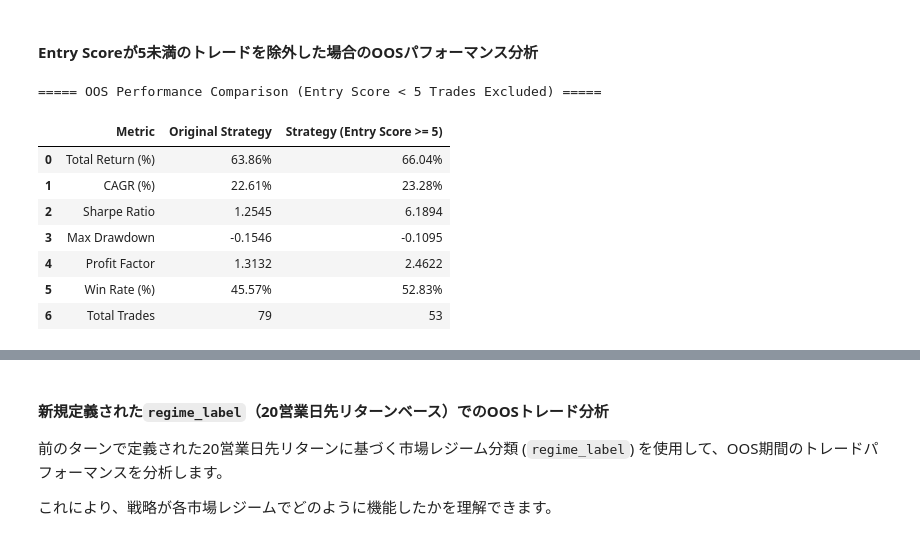
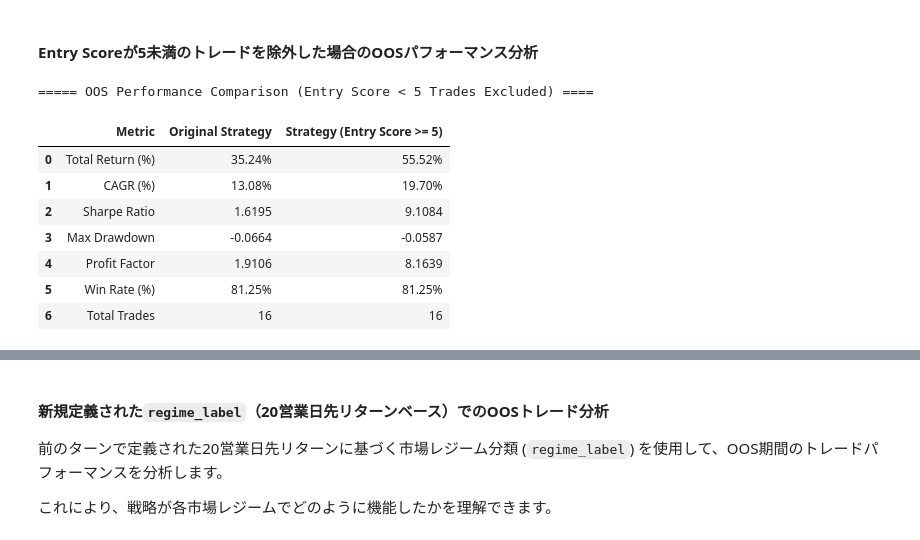
Before and after one commit to youma-code/qqq, a Jupyter notebook: 開発1.8.4.ipynb, the cells around one changed output, grey strips where cells are left out. Cells and saved outputs as stored; diff of their text form; code cells hidden in the pictures.

```diff
--- a/開発1.8.4.ipynb
+++ b/開発1.8.4.ipynb
@@ -200,16 +204,14 @@ print("完了:", df.shape)
 # ======================
 
 features = [
-    'SMA_5', 'SMA_25', 'SMA_DIFF', 'SMA_RATIO',
+    'SMA_5', 'SMA_25', 'SMA_diff_pct', 'SMA_50_200_pct', # Added: SMA_diff_abs to features
     'RSI', 'MACD', 'Signal_Line', 'MACD_Hist',
     'ATR',
     'Upper_BB', 'Lower_BB', 'BB_Width',
     'Volatility_Short',
     'Volatility_Expansion_Ratio', # Added feature
     'ADX',
-    'ADX_normalized',
-    'SMA_diff_abs', # 新しいMarket Regimeロジックで使用するため追加
-    'RET_5',
+    'MOMENTUM_pct', 'RETURN_1',
     'TREND_STRENGTH'
 ]
 # ラグ特徴量（セル1で作ったやつに対応）
@@ -2483,6 +2525,19 @@ def calculate_max_dd_from_equity_curve(equity_curve):
     dd = (equity_curve - peak) / (peak + 1e-9)
     return dd.min()
 
+
+# Ensure df_original_oos and other critical variables are defined
+# This is a common issue when cells are not run in sequence.
+# It's assumed that `dcb1a3b4` (main OOS backtesting) defines these.
+# If this cell is run out of sequence, these variables will be undefined.
+# Raising a NameError here to guide the user to execute cell dcb1a3b4 first.
+if 'df_original_oos' not in globals() or \
+   'X_oos' not in globals() or \
+   'signal_multipliers_oos' not in globals() or \
+   'df_trade_info_oos' not in globals() or \
+   'best_strategy_params' not in globals() or \
+   'oos_start_date' not in globals():
+    raise NameError("Critical OOS variables (e.g., df_original_oos, X_oos, etc.) are not defined. Please ensure cell dcb1a3b4 (main OOS backtesting) has been executed before this cell.")
 
 # --- 1. User-specified OOS period ---
 oos_start_date_user = pd.Timestamp('2024-01-02')
@@ -2550,10 +2605,8 @@ else:
         trail_ratio=best_strategy_params.get('trail_ratio', 0.5),
         min_hold_bars=best_strategy_params.get('min_hold_bars', 1),
         max_hold_bars=best_strategy_params.get('max_hold_bars', 10),
-        atr_tp_multiplier=best_strategy_params.get('atr_tp_multiplier', 2.5),
-        profit_take_threshold_atr_multiplier=best_strategy_params.get('profit_take_threshold_atr_multiplier', 2.0),
-        graduated_trail_ratio=best_strategy_params.get('graduated_trail_ratio', 0.3),
-        partial_profit_take_ratio=best_strategy_params.get('partial_profit_take_ratio', 0.0)
+        size_bull=best_strategy_params.get('size_bull', 1.0),
+        size_bear=best_strategy_params.get('size_bear', 1.0)
     )
 
     strategy_sharpe_exact_oos = exact_oos_results.get('Sharpe', np.nan)
@@ -2603,6 +2656,6 @@ comparison_df['Value'] = comparison_df['Value'].apply(lambda x: f'{x:.2f}%' if '
 # Special formatting for Max Drawdown to show negative sign for percentages
 comparison_df.loc[comparison_df['Metric'].str.contains('Max Drawdown'), 'Value'] = comparison_df.loc[comparison_df['Metric'].str.contains('Max Drawdown'), 'Value'].apply(lambda x: f'{float(x.strip("%")):.4f}')
 
-print("\n===== OOS Period Performance Comparison (2024-01-02 to 2026-05-21) =====")
+print("\n===== OOS Period Performance Comparison (2024-01-02 to 2026-05-21) ====")
 display(comparison_df)
 # %% [output]
@@ -3077,6 +3130,8 @@ import numpy as np
 
 if 'df_regime_trades' not in globals() or df_regime_trades.empty:
     print("エラー: df_regime_trades が見つからないか空です。前のセルを実行して OOS トレードログを作成してください。")
+elif 'target_oos_scenario_results' not in globals():
+    print("エラー: target_oos_scenario_results が見つかりません。dcb1a3b4 セルが実行されていることを確認してください。")
 else:
     # 1. フルOOS期間の特定 (dcb1a3b4セルから取得)
     oos_period_start = pd.Timestamp(X_oos.index.min())
@@ -3118,12 +3173,12 @@ else:
     # 4. 元のOOSメトリクスを取得 (dcb1a3b4セルでoos_resultsが計算されていると仮定)
     # oos_resultsはfloat64でnp.float64(...), numpy array, pandas Seriesなどが混在し得るため、
     # 必要に応じて適切な型変換を行う。
-    original_total_return = oos_results.get('Total Return', 0.0)
-    original_sharpe = oos_results.get('Sharpe', 0.0)
-    original_max_dd = oos_results.get('Max DD', 0.0)
-    original_pf = oos_results.get('PF', 0.0)
-    original_win_rate = oos_results.get('Win Rate (%)', 0.0)
-    original_trades = oos_results.get('Total Trades', 0)
+    original_total_return = target_oos_scenario_results.get('Total Return', 0.0)
+    original_sharpe = target_oos_scenario_results.get('Sharpe', 0.0)
+    original_max_dd = target_oos_scenario_results.get('Max DD', 0.0)
+    original_pf = target_oos_scenario_results.get('PF', 0.0)
+    original_win_rate = target_oos_scenario_results.get('Win Rate (%)', 0.0)
+    original_trades = target_oos_scenario_results.get('Total Trades', 0)
 
     # 元のCAGRも計算（期間はfiltered_cagrと同じ）
     num_days_oos_full_period = (oos_period_end - oos_period_start).days
@@ -3135,42 +3190,42 @@ else:
 
     # 5. 比較テーブルを作成
     comparison_data = {
         'Metric': ['Total Return (%)', 'CAGR (%)', 'Sharpe Ratio', 'Max Drawdown', 'Profit Factor', 'Win Rate (%)', 'Total Trades']
     }
     comparison_df = pd.DataFrame(comparison_data)
 
     comparison_df['Original Strategy'] = [
         f'{original_total_return:.2f}%',
         f'{original_cagr:.2f}%',
         f'{original_sharpe:.4f}',
         f'{original_max_dd:.4f}',
         f'{original_pf:.4f}',
         f'{original_win_rate:.2f}%',
         f'{original_trades}'
     ]
 
     comparison_df['Strategy (Entry Score >= 5)'] = [
         f'{filtered_total_return:.2f}%',
         f'{filtered_cagr:.2f}%',
         f'{filtered_sharpe_ratio:.4f}',
         f'{filtered_max_dd:.4f}',
         f'{filtered_profit_factor:.4f}',
         f'{filtered_win_rate:.2f}%',
         f'{filtered_total_trades}'
     ]
 
-    print("\n===== OOS Performance Comparison (Entry Score < 5 Trades Excluded) =====")
+    print("\n===== OOS Performance Comparison (Entry Score < 5 Trades Excluded) ====")
     display(comparison_df)
 # %% [output]
-===== OOS Performance Comparison (Entry Score < 5 Trades Excluded) =====
+===== OOS Performance Comparison (Entry Score < 5 Trades Excluded) ====
 |  | Metric | Original Strategy | Strategy (Entry Score >= 5) |
-| 0 | Total Return (%) | 63.86% | 66.04% |
-| 1 | CAGR (%) | 22.61% | 23.28% |
-| 2 | Sharpe Ratio | 1.2545 | 6.1894 |
-| 3 | Max Drawdown | -0.1546 | -0.1095 |
-| 4 | Profit Factor | 1.3132 | 2.4622 |
-| 5 | Win Rate (%) | 45.57% | 52.83% |
-| 6 | Total Trades | 79 | 53 |
+| 0 | Total Return (%) | 35.24% | 55.52% |
+| 1 | CAGR (%) | 13.08% | 19.70% |
+| 2 | Sharpe Ratio | 1.6195 | 9.1084 |
+| 3 | Max Drawdown | -0.0664 | -0.0587 |
+| 4 | Profit Factor | 1.9106 | 8.1639 |
+| 5 | Win Rate (%) | 81.25% | 81.25% |
+| 6 | Total Trades | 16 | 16 |
 # %%
 # =========================
 # STRATEGY STRESS TEST
```
Also changed, not shown: parts of 70 cells of this notebook.
